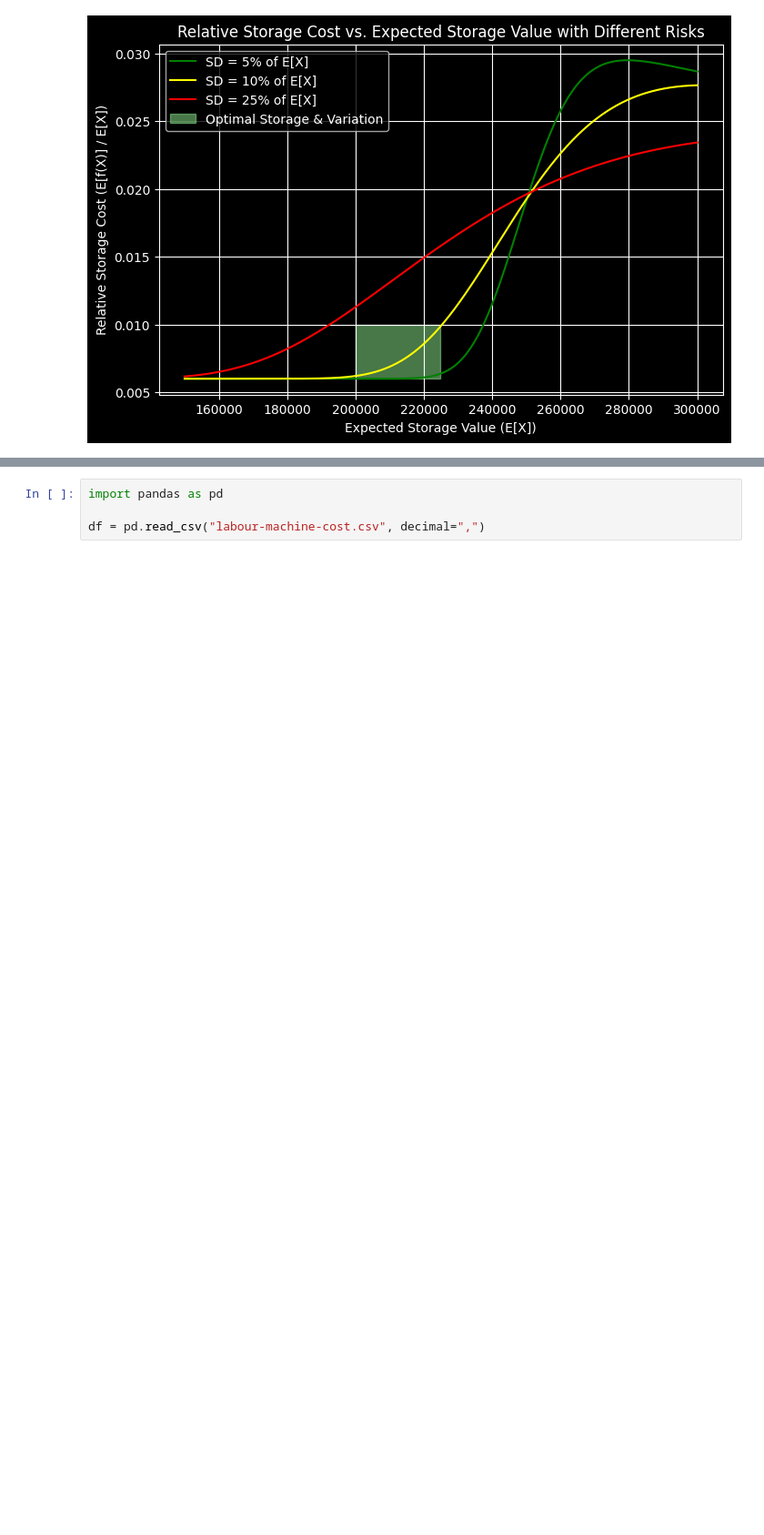
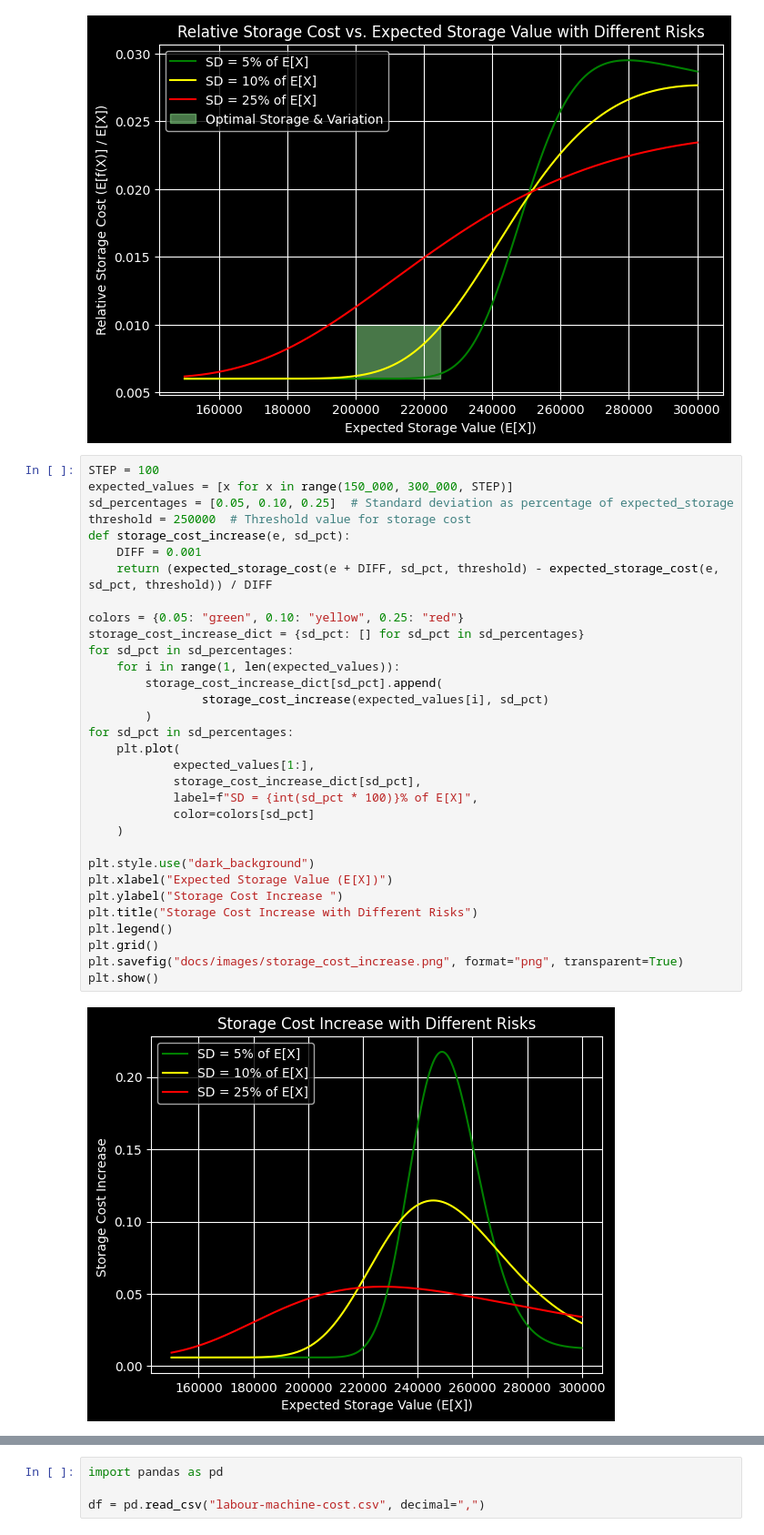
Before and after one commit to buecktobias/ibsys2SCM, a Jupyter notebook: user-docs/data_analyses/planning_analysis_visualization.ipynb, the cells around one changed output, grey strips where cells are left out. Shown at 91% size. Drawn from its saved outputs; the diff is of its cells as text; blank space fills up the shorter version.

```diff
--- a/user-docs/planning_analysis_visualization.ipynb
+++ b/user-docs/data_analyses/planning_analysis_visualization.ipynb
@@ -105,3 +103,37 @@ plt.savefig("docs/images/relative_storage_cost_optimal.png", format="png", trans
 plt.show()
 # %% [output]
 [figure]
+# %%
+STEP = 100
+expected_values = [x for x in range(150_000, 300_000, STEP)]
+sd_percentages = [0.05, 0.10, 0.25]  # Standard deviation as percentage of expected_storage
+threshold = 250000  # Threshold value for storage cost
+def storage_cost_increase(e, sd_pct):
+    DIFF = 0.001
+    return (expected_storage_cost(e + DIFF, sd_pct, threshold) - expected_storage_cost(e, sd_pct, threshold)) / DIFF
+
+colors = {0.05: "green", 0.10: "yellow", 0.25: "red"}
+storage_cost_increase_dict = {sd_pct: [] for sd_pct in sd_percentages}
+for sd_pct in sd_percentages:
+    for i in range(1, len(expected_values)):
+        storage_cost_increase_dict[sd_pct].append(
+                storage_cost_increase(expected_values[i], sd_pct)
+        )
+for sd_pct in sd_percentages:
+    plt.plot(
+            expected_values[1:],
+            storage_cost_increase_dict[sd_pct],
+            label=f"SD = {int(sd_pct * 100)}% of E[X]",
+            color=colors[sd_pct]
+    )
+
+plt.style.use("dark_background")
+plt.xlabel("Expected Storage Value (E[X])")
+plt.ylabel("Storage Cost Increase ")
+plt.title("Storage Cost Increase with Different Risks")
+plt.legend()
+plt.grid()
+plt.savefig("docs/images/storage_cost_increase.png", format="png", transparent=True)
+plt.show()
+# %% [output]
+[figure, added]
```
Also changed, not shown: parts of 17 cells of this notebook, 14 other files.
